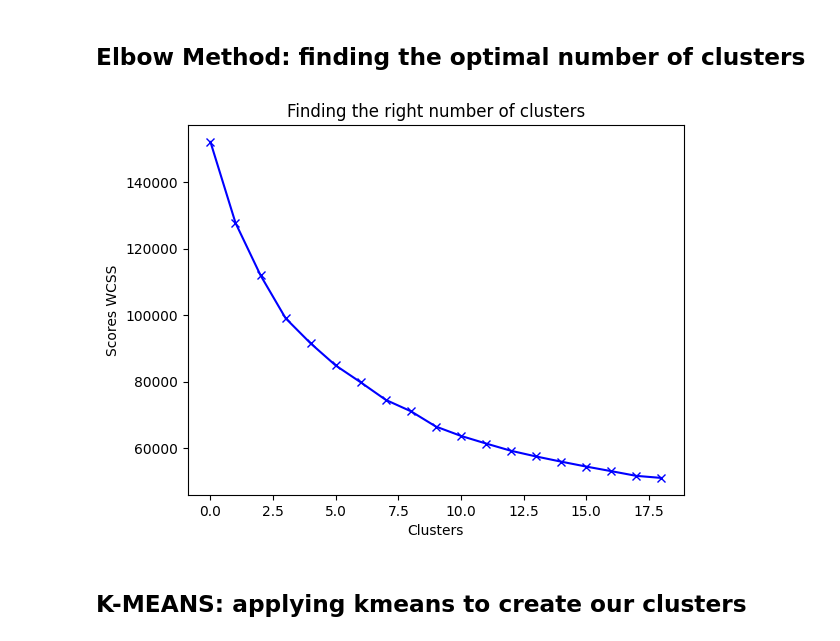
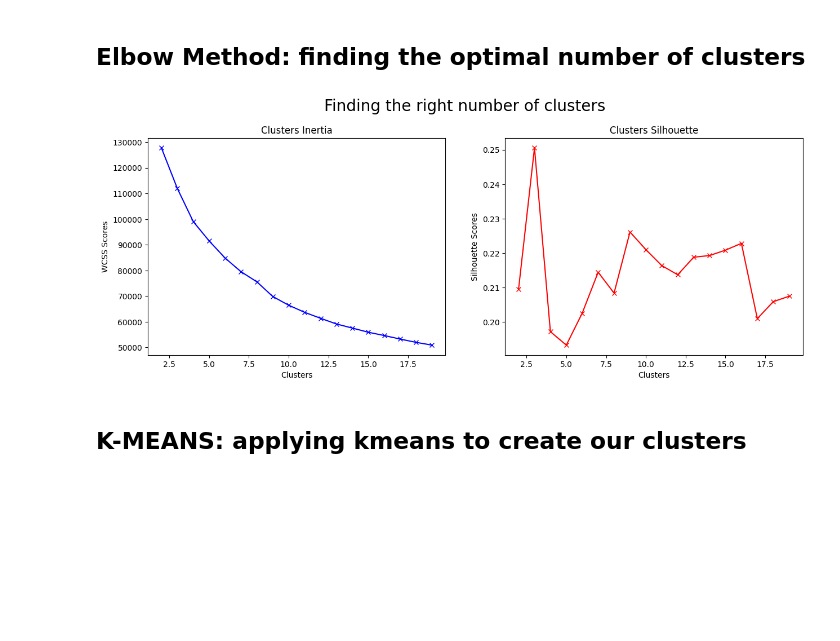
Before and after one commit to GoncaloJoseMoura/Projects, a Jupyter notebook: Marketing/market_segmentation.ipynb, the cells around one changed output. Drawn from its saved outputs; the diff is of its cells as text; code cells hidden in the pictures; blank space fills up the shorter version.

Commit message:
Changes to cluster metrics

```diff
--- a/Marketing/market_segmentation.ipynb
+++ b/Marketing/market_segmentation.ipynb
@@ -189,24 +193,40 @@ scaler = StandardScaler()
 creditcard_df_scaled = pd.DataFrame(data = scaler.fit_transform(creditcard_df), columns= scaler.get_feature_names_out())
 # %%
 score_1 = []
+silhouette_1 = []
 
-range_values = range(1,20)
+range_values = range(2,20)
 
 for i in range_values:
     kmeans = KMeans(n_clusters= i)
     kmeans.fit(creditcard_df_scaled)
     score_1.append(kmeans.inertia_)
+    silhouette_1.append(silhouette_score(creditcard_df_scaled, kmeans.labels_))
 # %%
-plt.plot(score_1, 'bx-')
-plt.title('Finding the right number of clusters')
-plt.xlabel('Clusters')
-plt.ylabel('Scores WCSS')
+fig, axes = plt.subplots(1,2, figsize = (15,5))
+
+axes[0].plot(range(2,20), score_1, 'bx-')
+axes[0].set_title('Clusters Inertia')
+axes[0].set_xlabel('Clusters')
+axes[0].set_ylabel('WCSS Scores')
+
+axes[1].plot(range(2,20), silhouette_1, 'bx-', color= 'r')
+axes[1].set_title('Clusters Silhouette')
+axes[1].set_xlabel('Clusters')
+axes[1].set_ylabel('Silhouette Scores')
+
+fig.suptitle('Finding the right number of clusters', y= 1.02, fontsize= 20)
+
 plt.show()
+# Inertia:
 # From this we can observe that, 4th cluster seems to be forming the elbow of the curve.
 # However, the values does not reduce linearly until 8th cluster.
+# Silhouette:
+# they are all ranging from 0.20 to 0.25 so there is not big difference between them
+
 # Let's choose the number of clusters to be 8.
 # %% [output]
-[figure, old version]
+[figure, new version]
 # %% [markdown]
 ## K-MEANS: applying kmeans to create our clusters
 # %%
```
Also changed, not shown: parts of 12 cells of this notebook.
